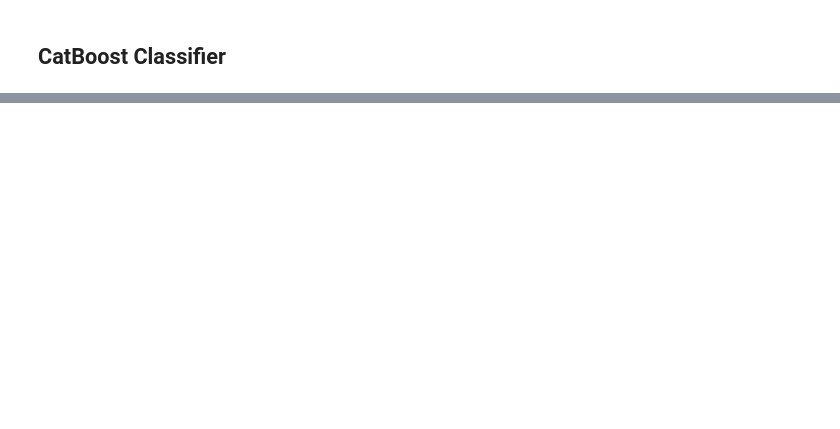
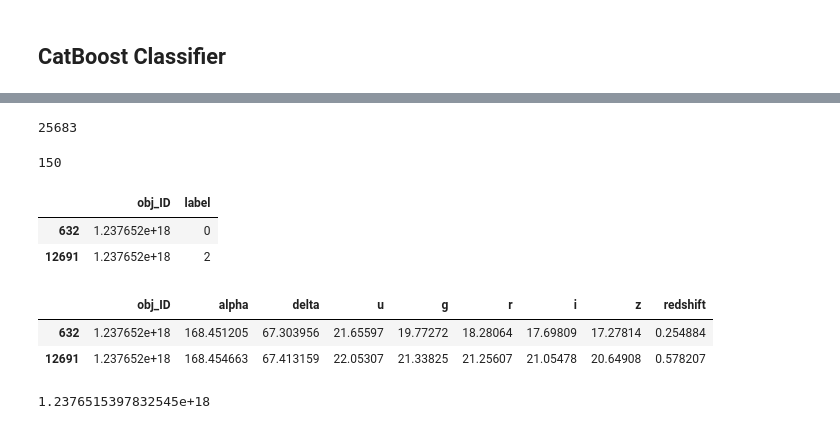
Before and after one commit to vilhess/methode-supervise, a Jupyter notebook: classification.ipynb, the cells around one changed output, grey strips where cells are left out. Saved outputs shown, nothing was run; the diff lists cells and outputs as text; code cells hidden in the pictures; blank space fills up the shorter version.

```diff
--- a/classification.ipynb
+++ b/classification.ipynb
@@ -186,0 +185,7 @@ weighted avg       0.77      0.71      0.62     13074
+# %%
+test_path = 'data_cla/stars_test.csv'
+# %%
+df_test = pd.read_csv(test_path)
+# %%
+obj_id = df_test['obj_ID']
+df_test.drop('obj_ID', axis=1, inplace=True)
@@ -186,0 +207,3 @@ weighted avg       0.77      0.71      0.62     13074
+# %%
+obj_ID = df_test['obj_ID']
+df_test.drop('obj_ID', axis=1, inplace=True)
@@ -186,0 +255,30 @@ weighted avg       0.77      0.71      0.62     13074
+# %%
+sub['obj_ID'].nunique()
+# %% [output]
+25683
+# %%
+a=0
+
+for i in range(len(sub['obj_ID'])) :
+    if len(sub[sub['obj_ID']==sub['obj_ID'][i]])==2:
+        a+=1
+
+a
+# %% [output]
+150
+# %%
+sub[sub['obj_ID']==1.2376515397832545e+18]
+# %% [output]
+|  | obj_ID | label |
+| 632 | 1.237652e+18 | 0 |
+| 12691 | 1.237652e+18 | 2 |
+# %%
+df_test[df_test['obj_ID']==1.2376515397832545e+18]
+# %% [output]
+|  | obj_ID | alpha | delta | u | g | r | i | z | redshift |
+| 632 | 1.237652e+18 | 168.451205 | 67.303956 | 21.65597 | 19.77272 | 18.28064 | 17.69809 | 17.27814 | 0.254884 |
+| 12691 | 1.237652e+18 | 168.454663 | 67.413159 | 22.05307 | 21.33825 | 21.25607 | 21.05478 | 20.64908 | 0.578207 |
+# %%
+df_test.iloc[12691]['obj_ID']
+# %% [output]
+1.2376515397832545e+18
```
Also changed, not shown: parts of 21 cells of this notebook, 8 other files.
